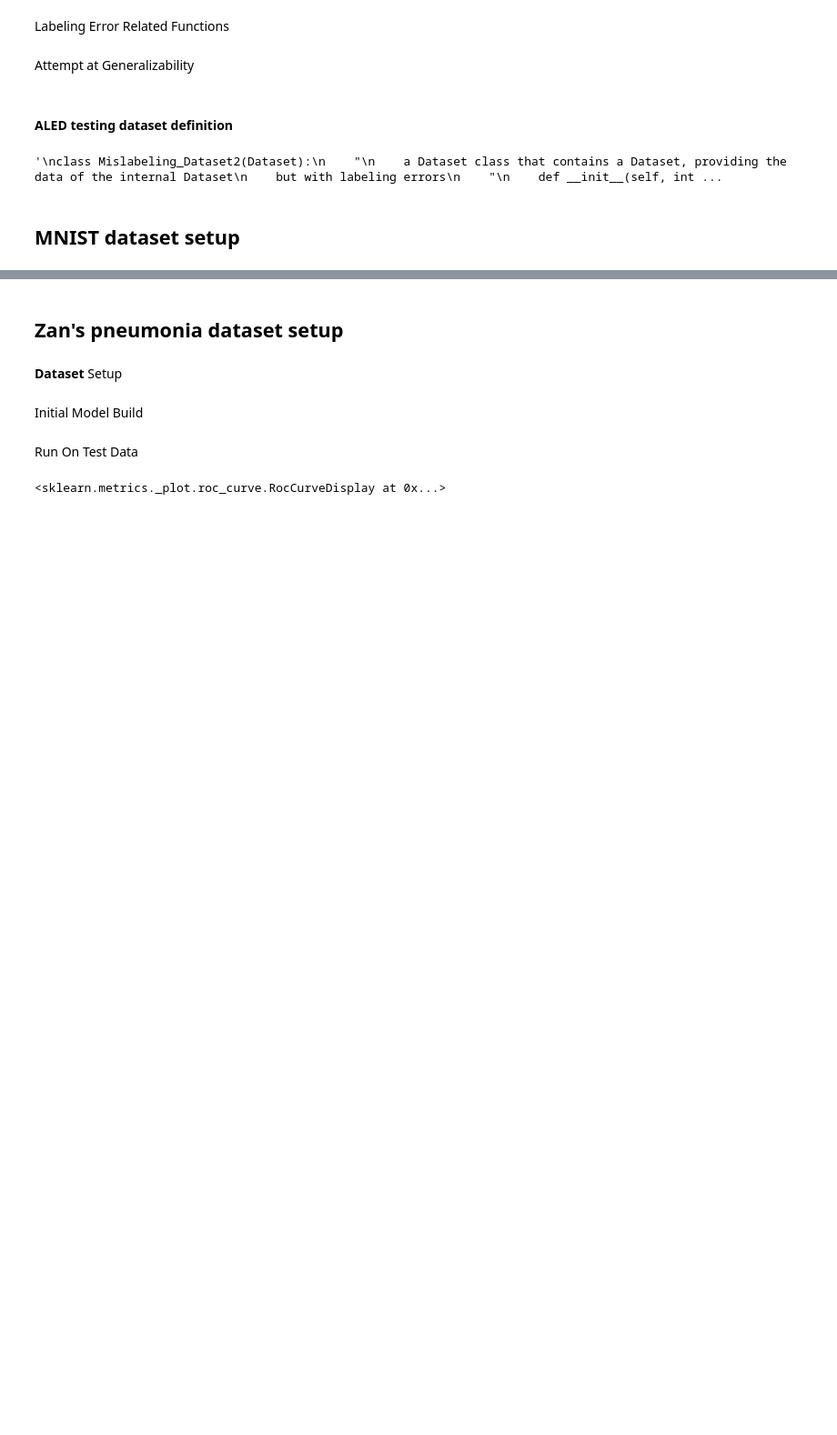
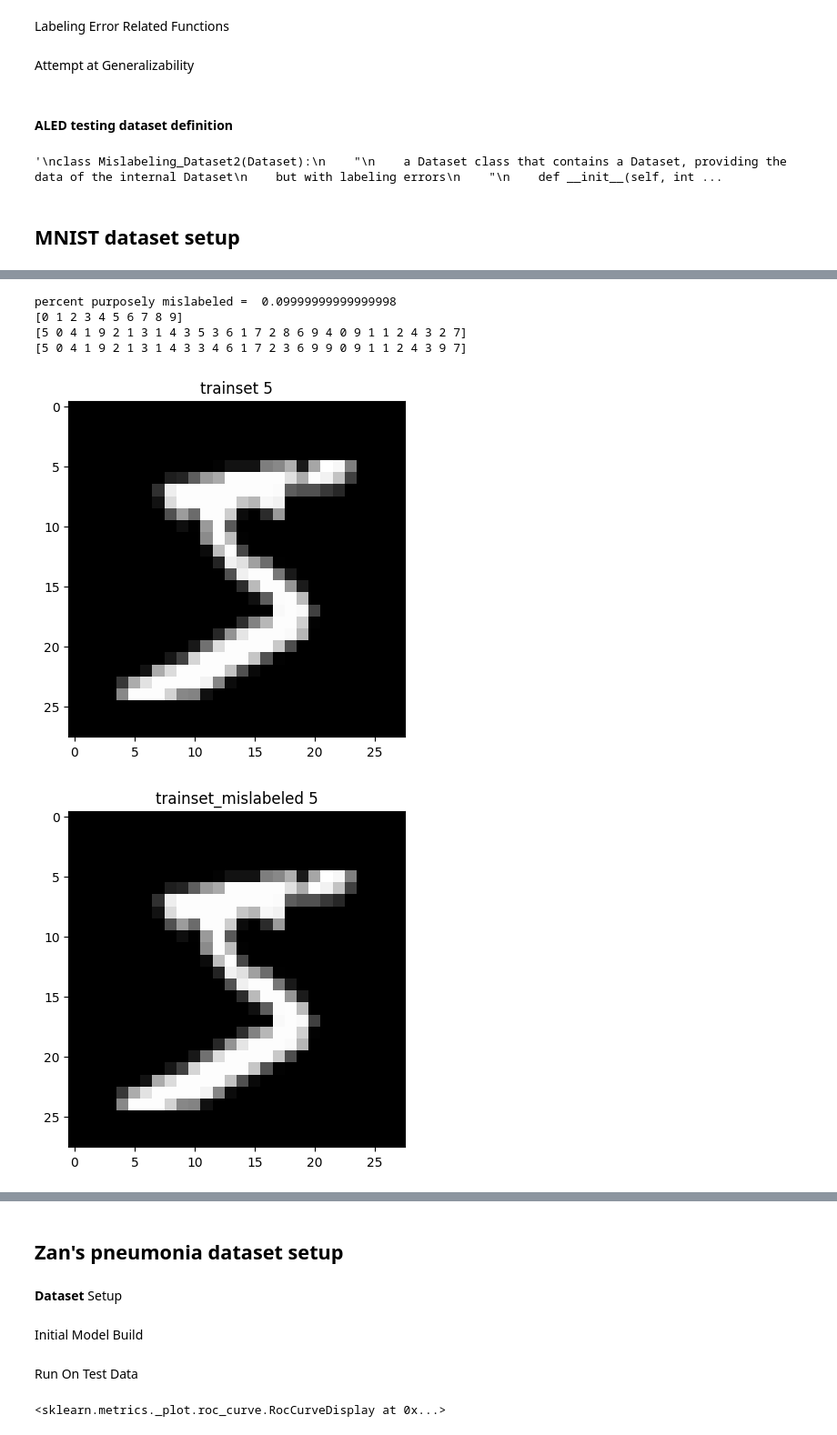
Before and after one commit to ZanChaudhry/ALED, a Jupyter notebook: Adaptive Labeling Error Detection_v3.ipynb, the cells around one changed output, grey strips where cells are left out. Shown at 91% size. Saved outputs shown, nothing was run; the diff lists cells and outputs as text; code cells hidden in the pictures; blank space fills up the shorter version.

```diff
--- a/Adaptive Labeling Error Detection_v3.ipynb
+++ b/Adaptive Labeling Error Detection_v3.ipynb
@@ -658,0 +646,33 @@ torch.Size([1000, 1, 28, 28]) torch.Size([1000])
+# %%
+original_dataset_labels = mnist_trainset.targets
+mislabeled_dataset_true_labels = mnist_trainset_mislabeled.true_labels
+mislabeled_dataset_labels = mnist_trainset_mislabeled.labels
+
+assert((original_dataset_labels == mislabeled_dataset_true_labels).all())
+print("percent purposely mislabeled = ", 1 - (mislabeled_dataset_true_labels.numpy() == mislabeled_dataset_labels.numpy()).mean())
+
+(mislabeled_dataset_true_labels.numpy() != mislabeled_dataset_labels.numpy())[:40]
+print(np.arange(10), mislabeled_dataset_true_labels.numpy()[:30], mislabeled_dataset_labels.numpy()[:30], sep='\n')
+for i in range(2):
+  plt.imshow(mnist_trainset[i][0].squeeze().numpy(), cmap='gray')
+  plt.title('trainset %i' % mnist_trainset.targets[i])
+  plt.show()
+
+  plt.imshow(mnist_trainset_mislabeled[i][0].squeeze().numpy(), cmap='gray')
+  plt.title('trainset_mislabeled %i' % mnist_trainset_mislabeled.labels[i])
+  plt.show()
+
+# print('\n'*4 + "mnist_trainLoader:")
+# for inputs, labels in mnist_trainLoader:
+#     for input, label in zip(inputs, labels):
+#         plt.imshow(input.squeeze().numpy(), cmap='gray')
+#         plt.title('%i' % label)
+#         plt.show()
+#     break
+# %% [output]
+percent purposely mislabeled =  0.09999999999999998
+[0 1 2 3 4 5 6 7 8 9]
+[5 0 4 1 9 2 1 3 1 4 3 5 3 6 1 7 2 8 6 9 4 0 9 1 1 2 4 3 2 7]
+[5 0 4 1 9 2 1 3 1 4 3 3 4 6 1 7 2 3 6 9 9 0 9 1 1 2 4 3 9 7]
+[figure, added]
+[figure, added]
```
Also changed, not shown: parts of 8 cells of this notebook.
